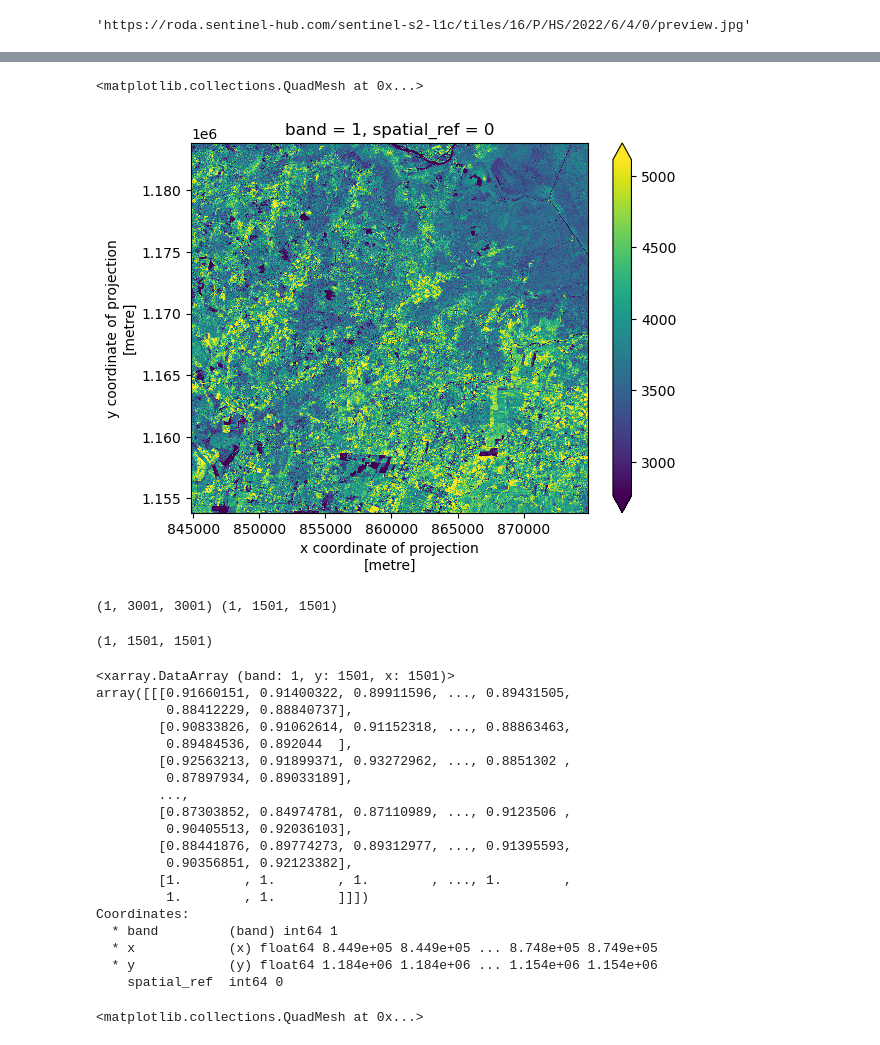
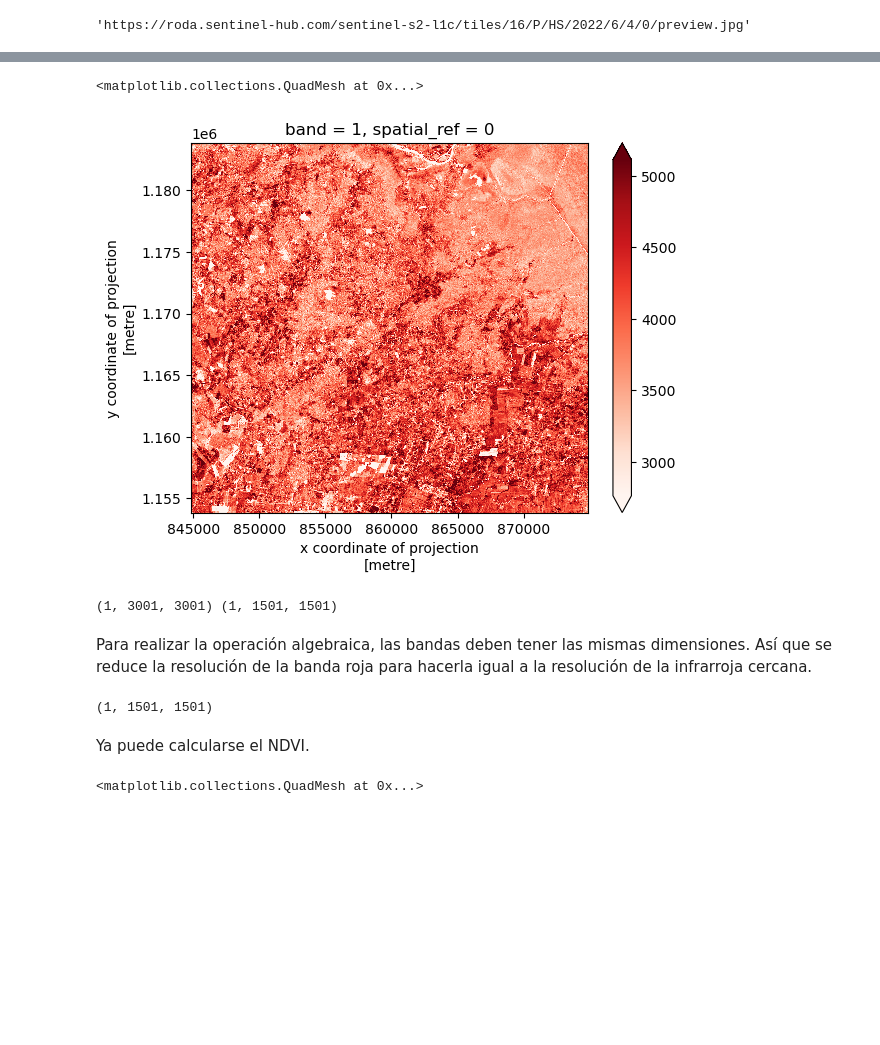
Before and after one commit to gf0657-programacionsig/2022-ii, a Jupyter notebook: _build/jupyter_execute/contenido/4/raster.ipynb, the cells around one changed output, grey strips where cells are left out. Cells and saved outputs as stored; diff of their text form; code cells hidden in the pictures; blank space fills up the shorter version.

```diff
--- a/_build/jupyter_execute/contenido/4/raster.ipynb
+++ b/_build/jupyter_execute/contenido/4/raster.ipynb
@@ -90,7 +115,7 @@ bbox
 # Búsqueda con nuevos criterios
 search = client.search(collections=[collection],
                        bbox=bbox,
-                       datetime="2022-01-01/2022-11-30",
+                       datetime="2022-01-01/2022-10-30",
                        query=["eo:cloud_cover<10"]) # no deben haber espacios alrededor del '<'
 
 # Cantidad total de items que retorna la búsqueda
@@ -255,11 +299,14 @@ b_red_clip.plot(robust=True)
 # %%
-b_nir_clip.plot(robust=True)
+# Visualización de la banda infrarroja cercana
+b_nir_clip.plot(robust=True, cmap="Reds")
 # %% [output]
 <matplotlib.collections.QuadMesh at 0x...>
-[figure, old version]
+[figure, new version]
 # %%
 # Dimensiones de las bandas
 print(b_red_clip.shape, b_nir_clip.shape)
 # %% [output]
 (1, 3001, 3001) (1, 1501, 1501)
+# %% [markdown]
+Para realizar la operación algebraica, las bandas deben tener las mismas dimensiones. Así que se reduce la resolución de la banda roja para hacerla igual a la resolución de la infrarroja cercana.
 # %%
@@ -268,28 +315,9 @@ b_red_clip_matched = b_red_clip.rio.reproject_match(b_nir_clip)
 print(b_red_clip_matched.shape)
 # %% [output]
 (1, 1501, 1501)
+# %% [markdown]
+Ya puede calcularse el NDVI.
 # %%
 # Cálculo del NDVI
 ndvi = (b_nir_clip - b_red_clip_matched)/ (b_nir_clip + b_red_clip_matched)
-print(ndvi)
-# %% [output]
-<xarray.DataArray (band: 1, y: 1501, x: 1501)>
-array([[[0.91660151, 0.91400322, 0.89911596, ..., 0.89431505,
-         0.88412229, 0.88840737],
-        [0.90833826, 0.91062614, 0.91152318, ..., 0.88863463,
-         0.89484536, 0.892044  ],
-        [0.92563213, 0.91899371, 0.93272962, ..., 0.8851302 ,
-         0.87897934, 0.89033189],
-        ...,
-        [0.87303852, 0.84974781, 0.87110989, ..., 0.9123506 ,
-         0.90405513, 0.92036103],
-        [0.88441876, 0.89774273, 0.89312977, ..., 0.91395593,
-         0.90356851, 0.92123382],
-        [1.        , 1.        , 1.        , ..., 1.        ,
-         1.        , 1.        ]]])
-Coordinates:
-  * band         (band) int64 1
-  * x            (x) float64 8.449e+05 8.449e+05 ... 8.748e+05 8.749e+05
-  * y            (y) float64 1.184e+06 1.184e+06 ... 1.154e+06 1.154e+06
-    spatial_ref  int64 0
 # %%
```
Also changed, not shown: parts of 55 cells of this notebook, 40 other files.
